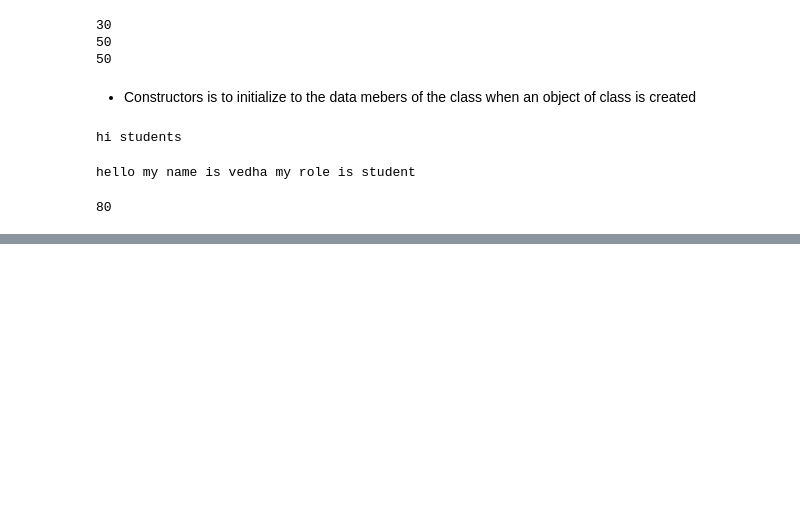
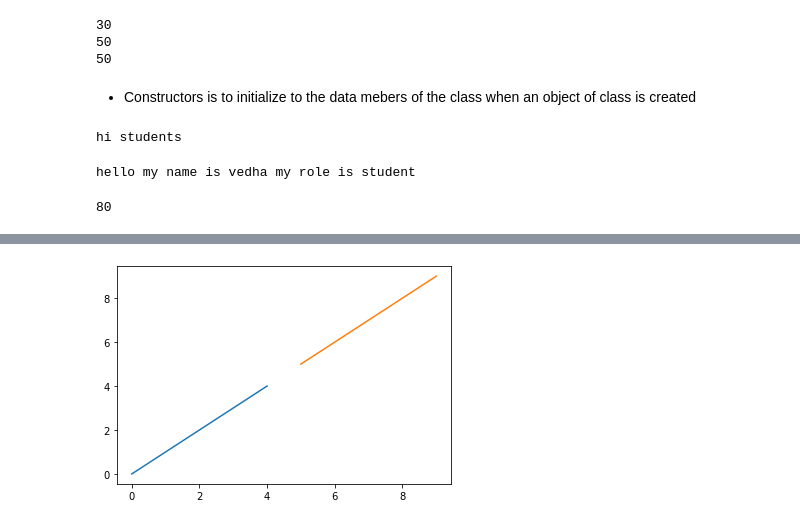
Before and after one commit to VedhaSree3433/PYTHON-VIEW, a Jupyter notebook: 7-6-2021.ipynb, the cells around one changed output, grey strips where cells are left out. Drawn from its saved outputs; the diff is of its cells as text; code cells hidden in the pictures; blank space fills up the shorter version.

```diff
--- a/7-6-2021.ipynb
+++ b/7-6-2021.ipynb
@@ -821,0 +1046,10 @@ array([[9, 9],
+# %%
+n=np.arange(5)
+n2=np.arange(5)
+n11=np.arange(5,10)
+n22=np.arange(5,10)
+plt.plot(n,n2)
+plt.plot(n11,n22)
+plt.show()
+# %% [output]
+[figure, added]
```
Also changed, not shown: parts of 186 cells of this notebook.
